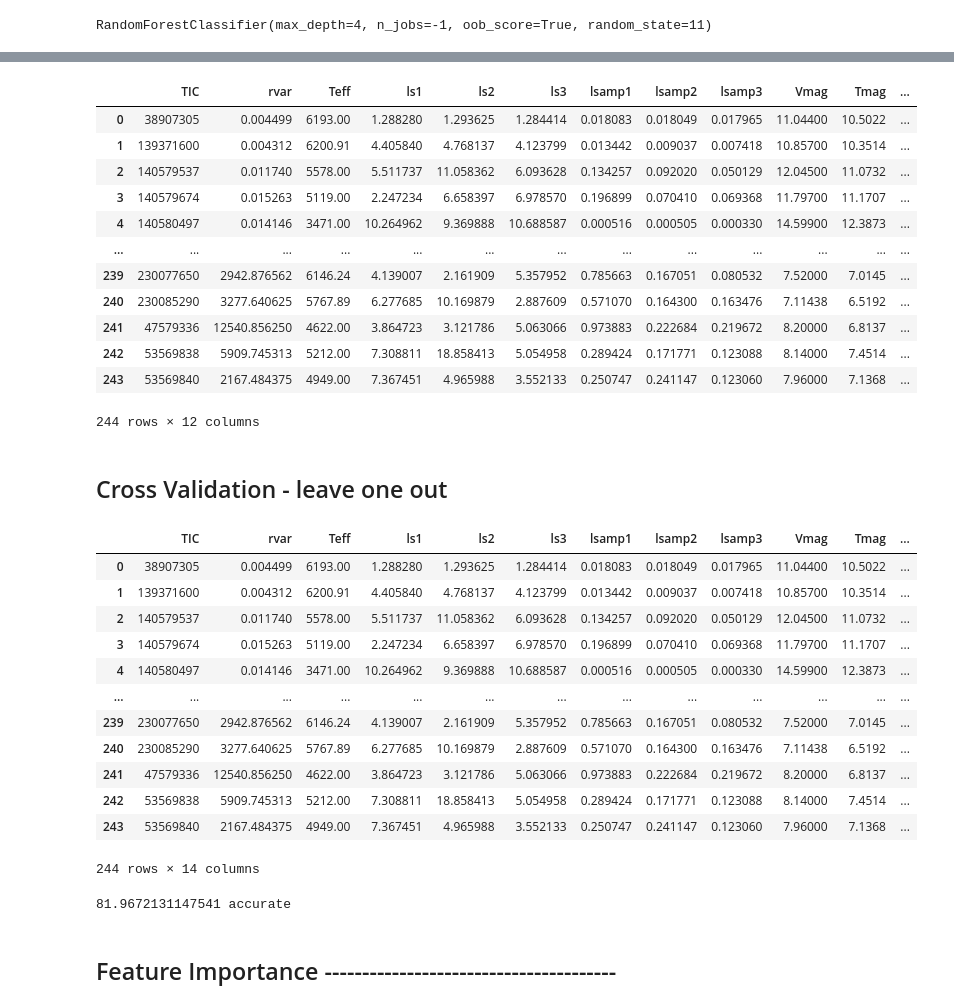
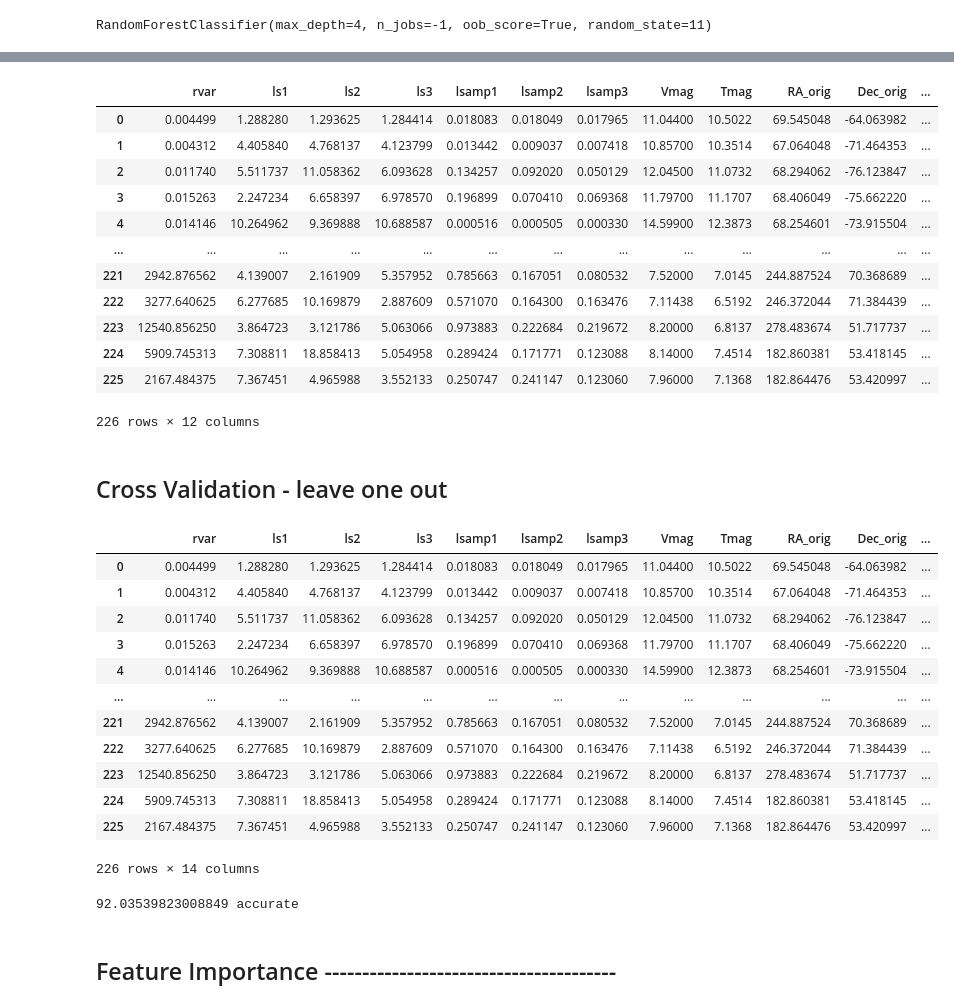
Before and after one commit to deerow22/helenResearch, a Jupyter notebook: RF1_final.ipynb, the cells around one changed output, grey strips where cells are left out. Saved outputs shown, nothing was run; the diff lists cells and outputs as text; code cells hidden in the pictures.

```diff
--- a/RF1_final.ipynb
+++ b/RF1_final.ipynb
@@ -406,9 +406,16 @@ features.describe(include='all') #arg to get all columns to show-except it isnt
 # %%
 #finalize list of features used
 
-features_list = ['TIC','rvar','Teff',
+# features_list = ['TIC','rvar','Teff',
+#                  'ls1', 'ls2', 'ls3', 'lsamp1', 'lsamp2', 'lsamp3',
+#                  'Vmag','Tmag','CLASS']
+#testing featurees list w/o tic & teff per ruths suggestion
+features_list = ['rvar',
                  'ls1', 'ls2', 'ls3', 'lsamp1', 'lsamp2', 'lsamp3',
-                 'Vmag','Tmag','CLASS']
+                 'Vmag','Tmag','CLASS', 'RA_orig', 'Dec_orig',]
+
+
+
 #would like to use these BUT would cause a reduction in my training sample due to nans
 extra_features_list = ['logg','Bmag'] #have nans
 
@@ -419,7 +426,7 @@ extra_features_list = ['logg','Bmag'] #have nans
 ########################################################
 
 #select features
-short_features = features[features_list]
+short_features = features_nogiants[features_list]
 #remove any nans in the final features
 short_features = short_features.dropna()
 
@@ -524,19 +554,19 @@ Out of the Box Accuracy: 0.9672131147540983
 # %%
 X
 # %% [output]
-|  | TIC | rvar | Teff | ls1 | ls2 | ls3 | lsamp1 | lsamp2 | lsamp3 | Vmag | Tmag | ... |
-| 0 | 38907305 | 0.004499 | 6193.00 | 1.288280 | 1.293625 | 1.284414 | 0.018083 | 0.018049 | 0.017965 | 11.04400 | 10.5022 | ... |
-| 1 | 139371600 | 0.004312 | 6200.91 | 4.405840 | 4.768137 | 4.123799 | 0.013442 | 0.009037 | 0.007418 | 10.85700 | 10.3514 | ... |
-| 2 | 140579537 | 0.011740 | 5578.00 | 5.511737 | 11.058362 | 6.093628 | 0.134257 | 0.092020 | 0.050129 | 12.04500 | 11.0732 | ... |
-| 3 | 140579674 | 0.015263 | 5119.00 | 2.247234 | 6.658397 | 6.978570 | 0.196899 | 0.070410 | 0.069368 | 11.79700 | 11.1707 | ... |
-| 4 | 140580497 | 0.014146 | 3471.00 | 10.264962 | 9.369888 | 10.688587 | 0.000516 | 0.000505 | 0.000330 | 14.59900 | 12.3873 | ... |
+|  | rvar | ls1 | ls2 | ls3 | lsamp1 | lsamp2 | lsamp3 | Vmag | Tmag | RA_orig | Dec_orig | ... |
+| 0 | 0.004499 | 1.288280 | 1.293625 | 1.284414 | 0.018083 | 0.018049 | 0.017965 | 11.04400 | 10.5022 | 69.545048 | -64.063982 | ... |
+| 1 | 0.004312 | 4.405840 | 4.768137 | 4.123799 | 0.013442 | 0.009037 | 0.007418 | 10.85700 | 10.3514 | 67.064048 | -71.464353 | ... |
+| 2 | 0.011740 | 5.511737 | 11.058362 | 6.093628 | 0.134257 | 0.092020 | 0.050129 | 12.04500 | 11.0732 | 68.294062 | -76.123847 | ... |
+| 3 | 0.015263 | 2.247234 | 6.658397 | 6.978570 | 0.196899 | 0.070410 | 0.069368 | 11.79700 | 11.1707 | 68.406049 | -75.662220 | ... |
+| 4 | 0.014146 | 10.264962 | 9.369888 | 10.688587 | 0.000516 | 0.000505 | 0.000330 | 14.59900 | 12.3873 | 68.254601 | -73.915504 | ... |
 | ... | ... | ... | ... | ... | ... | ... | ... | ... | ... | ... | ... | ... |
-| 239 | 230077650 | 2942.876562 | 6146.24 | 4.139007 | 2.161909 | 5.357952 | 0.785663 | 0.167051 | 0.080532 | 7.52000 | 7.0145 | ... |
-| 240 | 230085290 | 3277.640625 | 5767.89 | 6.277685 | 10.169879 | 2.887609 | 0.571070 | 0.164300 | 0.163476 | 7.11438 | 6.5192 | ... |
-| 241 | 47579336 | 12540.856250 | 4622.00 | 3.864723 | 3.121786 | 5.063066 | 0.973883 | 0.222684 | 0.219672 | 8.20000 | 6.8137 | ... |
-| 242 | 53569838 | 5909.745313 | 5212.00 | 7.308811 | 18.858413 | 5.054958 | 0.289424 | 0.171771 | 0.123088 | 8.14000 | 7.4514 | ... |
-| 243 | 53569840 | 2167.484375 | 4949.00 | 7.367451 | 4.965988 | 3.552133 | 0.250747 | 0.241147 | 0.123060 | 7.96000 | 7.1368 | ... |
+| 221 | 2942.876562 | 4.139007 | 2.161909 | 5.357952 | 0.785663 | 0.167051 | 0.080532 | 7.52000 | 7.0145 | 244.887524 | 70.368689 | ... |
+| 222 | 3277.640625 | 6.277685 | 10.169879 | 2.887609 | 0.571070 | 0.164300 | 0.163476 | 7.11438 | 6.5192 | 246.372044 | 71.384439 | ... |
+| 223 | 12540.856250 | 3.864723 | 3.121786 | 5.063066 | 0.973883 | 0.222684 | 0.219672 | 8.20000 | 6.8137 | 278.483674 | 51.717737 | ... |
+| 224 | 5909.745313 | 7.308811 | 18.858413 | 5.054958 | 0.289424 | 0.171771 | 0.123088 | 8.14000 | 7.4514 | 182.860381 | 53.418145 | ... |
+| 225 | 2167.484375 | 7.367451 | 4.965988 | 3.552133 | 0.250747 | 0.241147 | 0.123060 | 7.96000 | 7.1368 | 182.864476 | 53.420997 | ... |
-244 rows × 12 columns
+226 rows × 12 columns
 # %% [markdown]
 ## Cross Validation - leave one out
 # %%
@@ -554,48 +584,52 @@ for count,idx in enumerate(range(len(X_CV))):
     ##get validation set
     loo_x = X_CV.iloc[idx]
     loo_y = y_CV[idx]
     ##remove validation data from features/labels
     x_after_loo = X_CV.drop(index = idx)
     y_after_loo = np.delete(y_CV, idx)
     ##split remaining data into training & testing
     x_train_cv, test_x_cv, y_train_cv, test_y_cv = train_test_split(x_after_loo, y_after_loo, random_state = 11)
     ##setup model
     rf_model_CV = RandomForestClassifier(n_estimators = 100,
                            n_jobs = -1,
                            oob_score = True,
                            bootstrap = True,
                            random_state = 11,
                            max_depth = 4)
     ##fit model with train data
     rf_model_CV.fit(x_train_cv, y_train_cv)
     ##make loo into a df b/c model is picky b/c its only one example
-    mydic = {'TIC':loo_x['TIC'],'rvar':loo_x['rvar'],'ls1':loo_x['ls1'],'ls2':loo_x['ls2'],
+#     mydic = {'TIC':loo_x['TIC'],'rvar':loo_x['rvar'],'ls1':loo_x['ls1'],'ls2':loo_x['ls2'],
+#             'ls3':loo_x['ls3'],'lsamp1':loo_x['lsamp1'],'lsamp2':loo_x['lsamp2'],'lsamp3':loo_x['lsamp3'],
+#             'Vmag':loo_x['Vmag'],'Tmag':loo_x['Tmag'],'Teff':loo_x['Teff'],'random':loo_x['random']}
+    ##if NOT using the tic & teff features
+    mydic = {'rvar':loo_x['rvar'],'ls1':loo_x['ls1'],'ls2':loo_x['ls2'],
             'ls3':loo_x['ls3'],'lsamp1':loo_x['lsamp1'],'lsamp2':loo_x['lsamp2'],'lsamp3':loo_x['lsamp3'],
-            'Vmag':loo_x['Vmag'],'Tmag':loo_x['Tmag'],'Teff':loo_x['Teff'],'random':loo_x['random']}
+            'Vmag':loo_x['Vmag'],'Tmag':loo_x['Tmag'],'random':loo_x['random'],'RA_orig':loo_x['RA_orig'],'Dec_orig':loo_x['Dec_orig']}
     loo_x_df = pd.DataFrame(mydic,index=[0])
     ##predict for validate target
     validation_prediction = rf_model_CV.predict(loo_x_df)
     ##save predictions
     CVpredictions.append(validation_prediction[0])
 
 ##add to df
 X_CV['prediction'] = CVpredictions
 X_CV['truth'] = y_CV
 X_CV
 # %% [output]
-|  | TIC | rvar | Teff | ls1 | ls2 | ls3 | lsamp1 | lsamp2 | lsamp3 | Vmag | Tmag | ... |
-| 0 | 38907305 | 0.004499 | 6193.00 | 1.288280 | 1.293625 | 1.284414 | 0.018083 | 0.018049 | 0.017965 | 11.04400 | 10.5022 | ... |
-| 1 | 139371600 | 0.004312 | 6200.91 | 4.405840 | 4.768137 | 4.123799 | 0.013442 | 0.009037 | 0.007418 | 10.85700 | 10.3514 | ... |
-| 2 | 140579537 | 0.011740 | 5578.00 | 5.511737 | 11.058362 | 6.093628 | 0.134257 | 0.092020 | 0.050129 | 12.04500 | 11.0732 | ... |
-| 3 | 140579674 | 0.015263 | 5119.00 | 2.247234 | 6.658397 | 6.978570 | 0.196899 | 0.070410 | 0.069368 | 11.79700 | 11.1707 | ... |
-| 4 | 140580497 | 0.014146 | 3471.00 | 10.264962 | 9.369888 | 10.688587 | 0.000516 | 0.000505 | 0.000330 | 14.59900 | 12.3873 | ... |
+|  | rvar | ls1 | ls2 | ls3 | lsamp1 | lsamp2 | lsamp3 | Vmag | Tmag | RA_orig | Dec_orig | ... |
+| 0 | 0.004499 | 1.288280 | 1.293625 | 1.284414 | 0.018083 | 0.018049 | 0.017965 | 11.04400 | 10.5022 | 69.545048 | -64.063982 | ... |
+| 1 | 0.004312 | 4.405840 | 4.768137 | 4.123799 | 0.013442 | 0.009037 | 0.007418 | 10.85700 | 10.3514 | 67.064048 | -71.464353 | ... |
+| 2 | 0.011740 | 5.511737 | 11.058362 | 6.093628 | 0.134257 | 0.092020 | 0.050129 | 12.04500 | 11.0732 | 68.294062 | -76.123847 | ... |
+| 3 | 0.015263 | 2.247234 | 6.658397 | 6.978570 | 0.196899 | 0.070410 | 0.069368 | 11.79700 | 11.1707 | 68.406049 | -75.662220 | ... |
+| 4 | 0.014146 | 10.264962 | 9.369888 | 10.688587 | 0.000516 | 0.000505 | 0.000330 | 14.59900 | 12.3873 | 68.254601 | -73.915504 | ... |
 | ... | ... | ... | ... | ... | ... | ... | ... | ... | ... | ... | ... | ... |
-| 239 | 230077650 | 2942.876562 | 6146.24 | 4.139007 | 2.161909 | 5.357952 | 0.785663 | 0.167051 | 0.080532 | 7.52000 | 7.0145 | ... |
-| 240 | 230085290 | 3277.640625 | 5767.89 | 6.277685 | 10.169879 | 2.887609 | 0.571070 | 0.164300 | 0.163476 | 7.11438 | 6.5192 | ... |
-| 241 | 47579336 | 12540.856250 | 4622.00 | 3.864723 | 3.121786 | 5.063066 | 0.973883 | 0.222684 | 0.219672 | 8.20000 | 6.8137 | ... |
-| 242 | 53569838 | 5909.745313 | 5212.00 | 7.308811 | 18.858413 | 5.054958 | 0.289424 | 0.171771 | 0.123088 | 8.14000 | 7.4514 | ... |
-| 243 | 53569840 | 2167.484375 | 4949.00 | 7.367451 | 4.965988 | 3.552133 | 0.250747 | 0.241147 | 0.123060 | 7.96000 | 7.1368 | ... |
+| 221 | 2942.876562 | 4.139007 | 2.161909 | 5.357952 | 0.785663 | 0.167051 | 0.080532 | 7.52000 | 7.0145 | 244.887524 | 70.368689 | ... |
+| 222 | 3277.640625 | 6.277685 | 10.169879 | 2.887609 | 0.571070 | 0.164300 | 0.163476 | 7.11438 | 6.5192 | 246.372044 | 71.384439 | ... |
+| 223 | 12540.856250 | 3.864723 | 3.121786 | 5.063066 | 0.973883 | 0.222684 | 0.219672 | 8.20000 | 6.8137 | 278.483674 | 51.717737 | ... |
+| 224 | 5909.745313 | 7.308811 | 18.858413 | 5.054958 | 0.289424 | 0.171771 | 0.123088 | 8.14000 | 7.4514 | 182.860381 | 53.418145 | ... |
+| 225 | 2167.484375 | 7.367451 | 4.965988 | 3.552133 | 0.250747 | 0.241147 | 0.123060 | 7.96000 | 7.1368 | 182.864476 | 53.420997 | ... |
-244 rows × 14 columns
+226 rows × 14 columns
 # %%
 #CV_LOO accuracy
 correct = 0
@@ -607,8 +641,17 @@ for count,val in enumerate(X_CV['prediction'].to_numpy()):
         pass
 
 print((correct/len(X_CV)) *100, 'accurate')
+
+#with 244 examples b/c used list with giants still in
+#81.9672131147541 accurate
+
+#w/o giants but uses tic & teff features:
+#78.76106194690266 accurate
+
+#w/o giants and w/o tic & teff
+#93.36283185840708 accurate
 # %% [output]
-81.9672131147541 accurate
+92.03539823008849 accurate
 # %% [markdown]
 ## Feature Importance ---------------------------------------
 # %%
```
Also changed, not shown: parts of 21 cells of this notebook, 1 other file.
